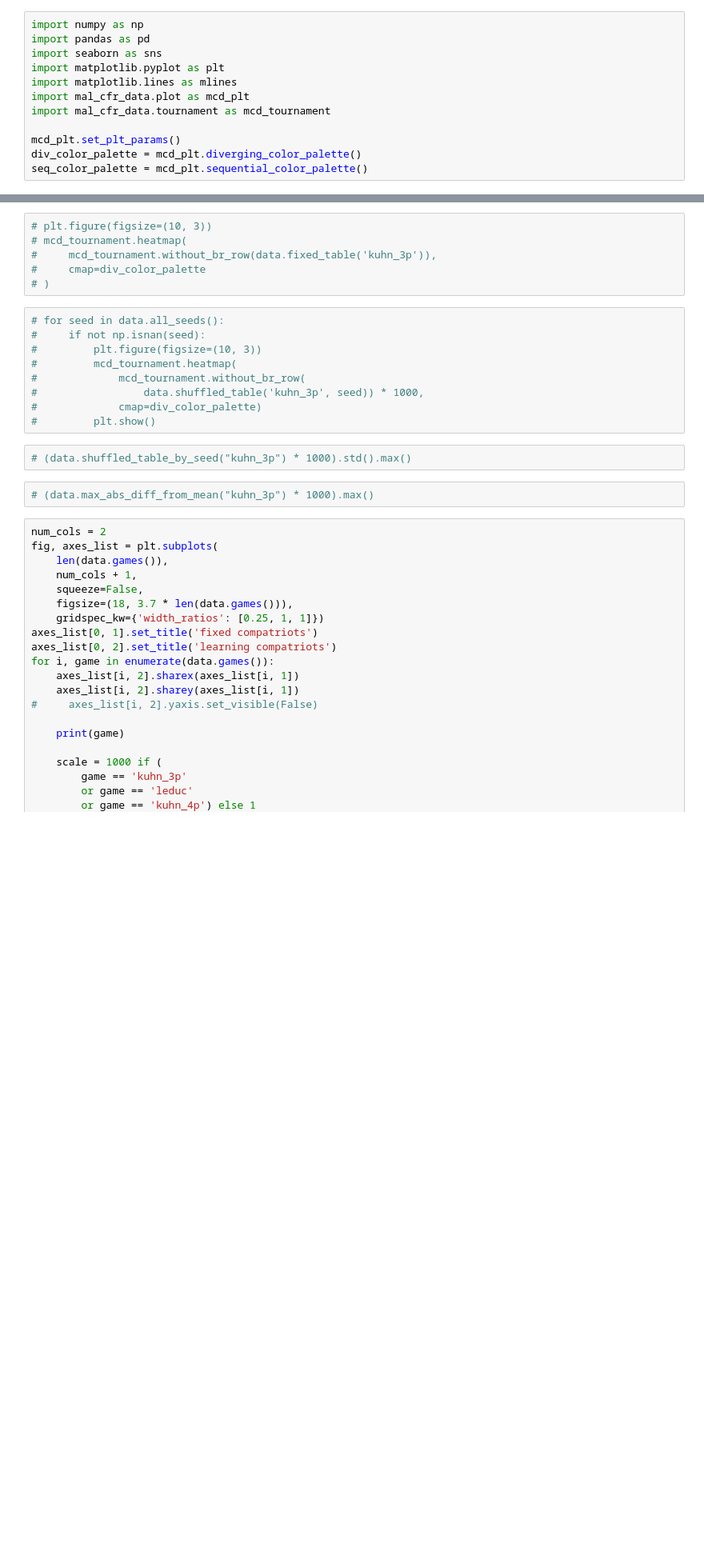
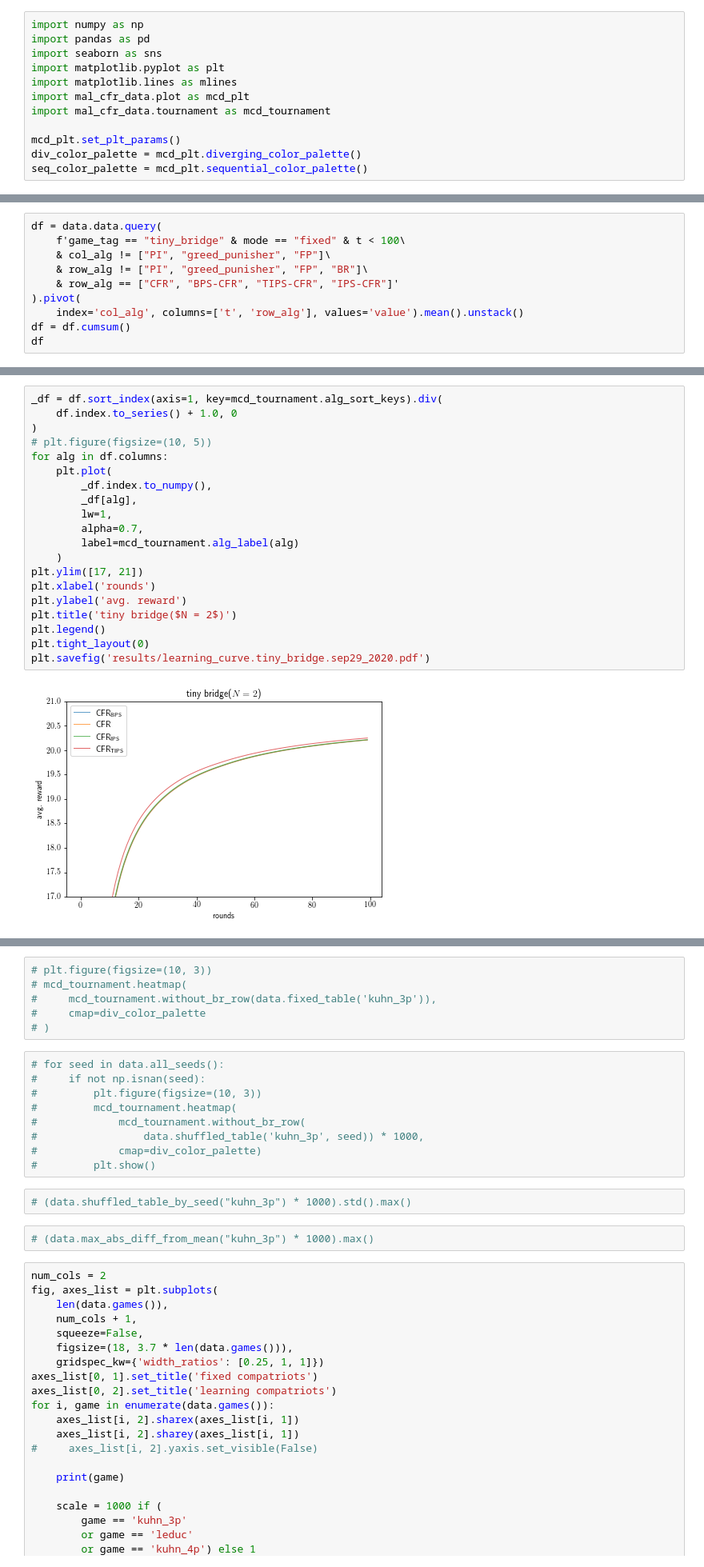
Before and after one commit to dmorrill10/hr_edl_experiments, a Jupyter notebook: mal_cfr_data.ipynb, the cells around one changed output, grey strips where cells are left out. Shown: that part at 80% size. Cells and saved outputs as stored; diff of their text form; blank space fills up the shorter version.

Commit message:
Update data and experiment configurations

```diff
--- a/mal_cfr_data.ipynb
+++ b/mal_cfr_data.ipynb
@@ -29,0 +30,10 @@ data.data
+# %%
+df = data.data.query(
+    f'game_tag == "tiny_bridge" & mode == "fixed" & t < 100\
+    & col_alg != ["PI", "greed_punisher", "FP"]\
+    & row_alg != ["PI", "greed_punisher", "FP", "BR"]\
+    & row_alg == ["CFR", "BPS-CFR", "TIPS-CFR", "IPS-CFR"]'
+).pivot(
+    index='col_alg', columns=['t', 'row_alg'], values='value').mean().unstack()
+df = df.cumsum()
+df
@@ -29,0 +55,22 @@ data.data
+# %%
+_df = df.sort_index(axis=1, key=mcd_tournament.alg_sort_keys).div(
+    df.index.to_series() + 1.0, 0
+)
+# plt.figure(figsize=(10, 5))
+for alg in df.columns:
+    plt.plot(
+        _df.index.to_numpy(),
+        _df[alg],
+        lw=1,
+        alpha=0.7,
+        label=mcd_tournament.alg_label(alg)
+    )
+plt.ylim([17, 21])
+plt.xlabel('rounds')
+plt.ylabel('avg. reward')
+plt.title('tiny bridge($N = 2$)')
+plt.legend()
+plt.tight_layout(0)
+plt.savefig('results/learning_curve.tiny_bridge.sep29_2020.pdf')
+# %% [output]
+[figure, added]
```
Also changed, not shown: parts of 6 cells of this notebook, 33 other files.
